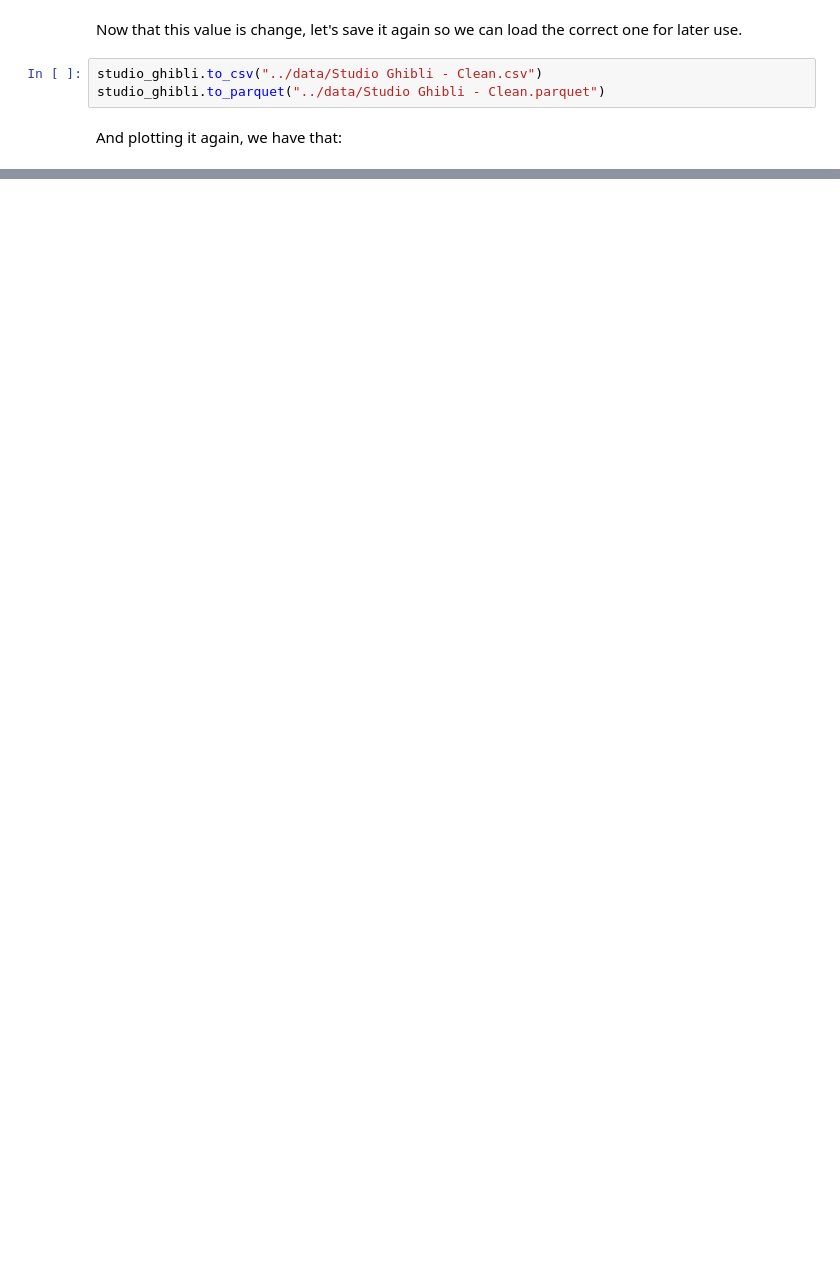
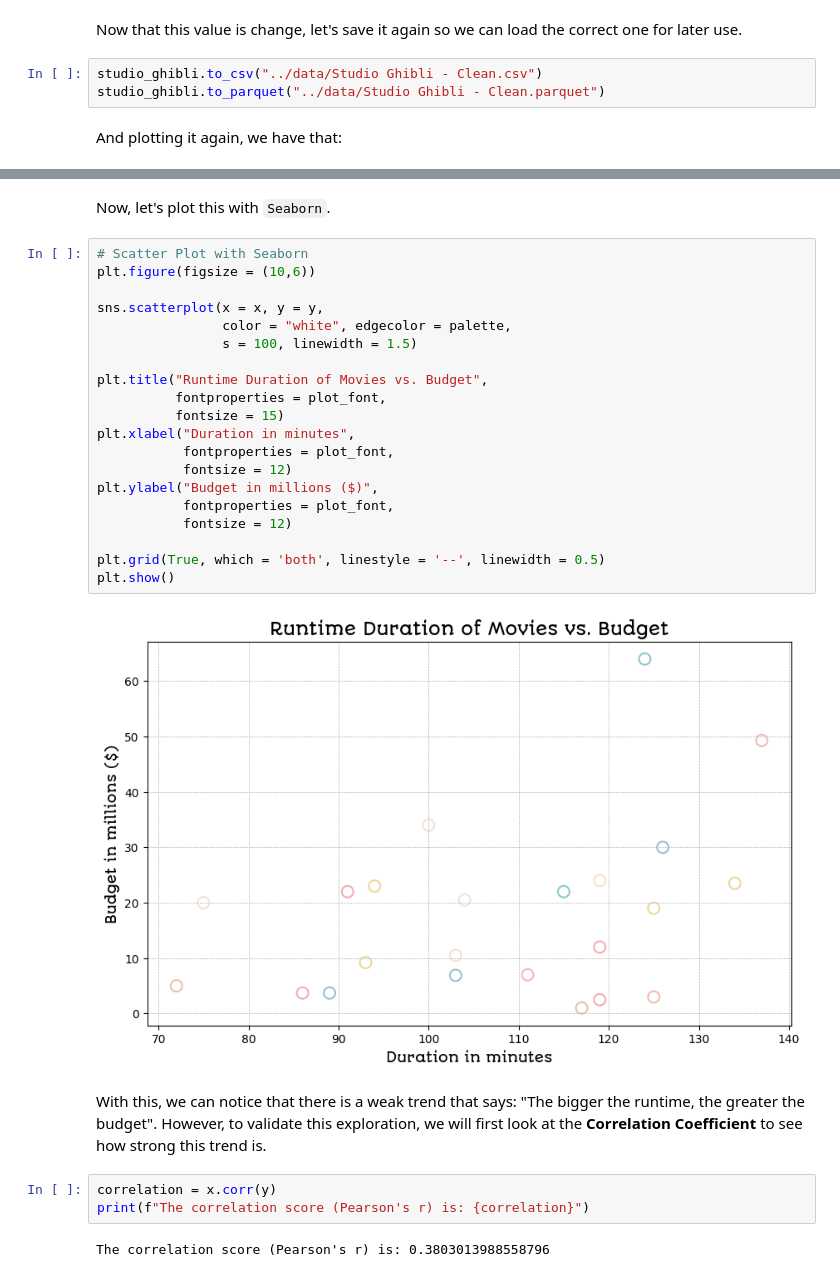
Before and after one commit to sarahi-capi/ghibli-data-analysis, a Jupyter notebook: notebooks/02_exploratory_data_analysis.ipynb, the cells around one changed output, grey strips where cells are left out. Drawn from its saved outputs; the diff is of its cells as text; blank space fills up the shorter version.

```diff
--- a/notebooks/02_exploratory_data_analysis.ipynb
+++ b/notebooks/02_exploratory_data_analysis.ipynb
@@ -138,0 +157,31 @@ plt.show()
+# %% [markdown]
+Now, let's plot this with `Seaborn`.
+# %%
+# Scatter Plot with Seaborn
+plt.figure(figsize = (10,6))
+
+sns.scatterplot(x = x, y = y,
+                color = "white", edgecolor = palette,
+                s = 100, linewidth = 1.5)
+
+plt.title("Runtime Duration of Movies vs. Budget",
+          fontproperties = plot_font,
+          fontsize = 15)
+plt.xlabel("Duration in minutes",
+           fontproperties = plot_font,
+           fontsize = 12)
+plt.ylabel("Budget in millions ($)",
+           fontproperties = plot_font,
+           fontsize = 12)
+
+plt.grid(True, which = 'both', linestyle = '--', linewidth = 0.5)
+plt.show()
+# %% [output]
+[figure, added]
+# %% [markdown]
+With this, we can notice that there is a weak trend that says: "The bigger the runtime, the greater the budget". However, to validate this exploration, we will first look at the **Correlation Coefficient** to see how strong this trend is.
+# %%
+correlation = x.corr(y)
+print(f"The correlation score (Pearson's r) is: {correlation}")
+# %% [output]
+The correlation score (Pearson's r) is: 0.3803013988558796
```
Also changed, not shown: parts of 15 cells of this notebook, 2 other files.
